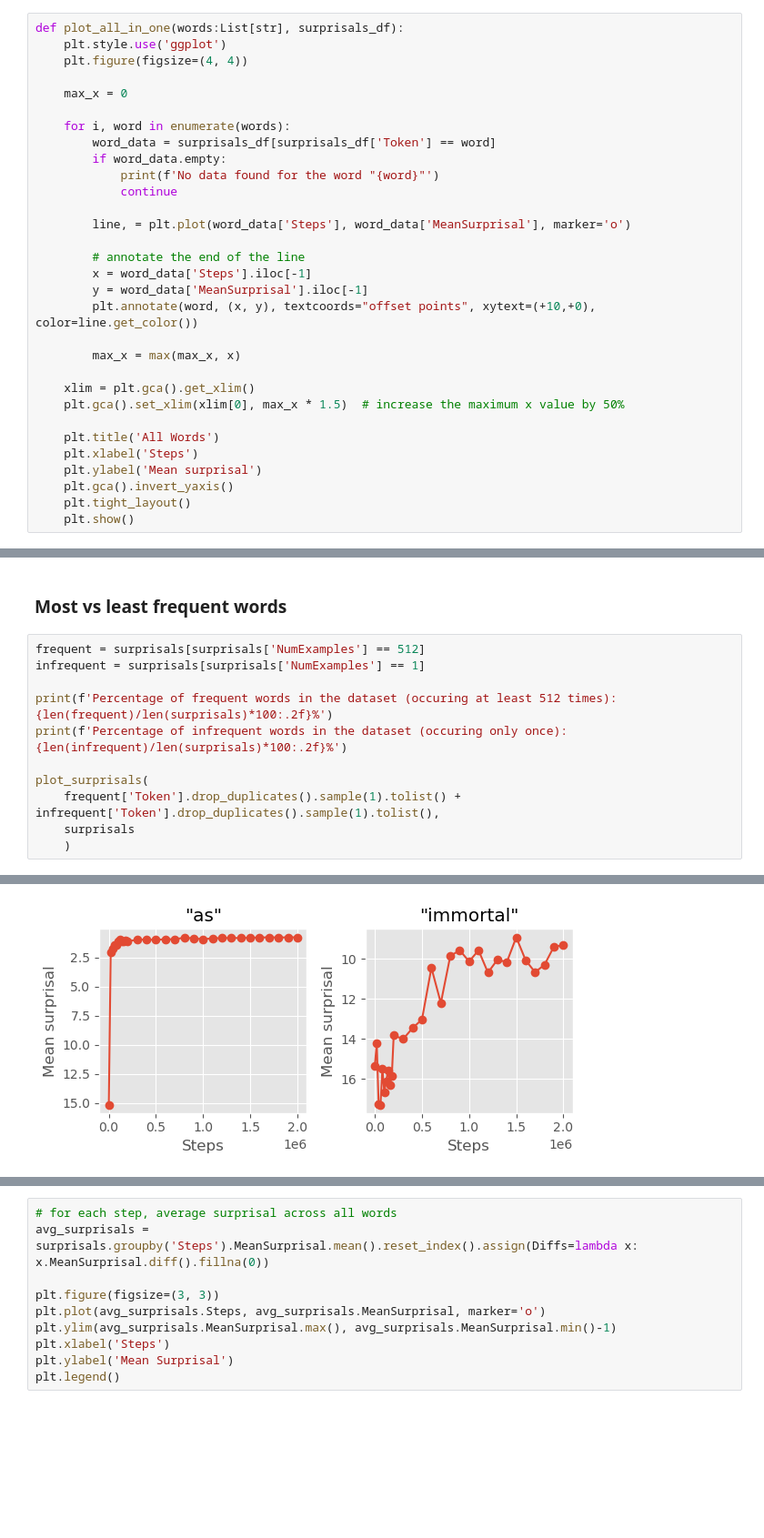
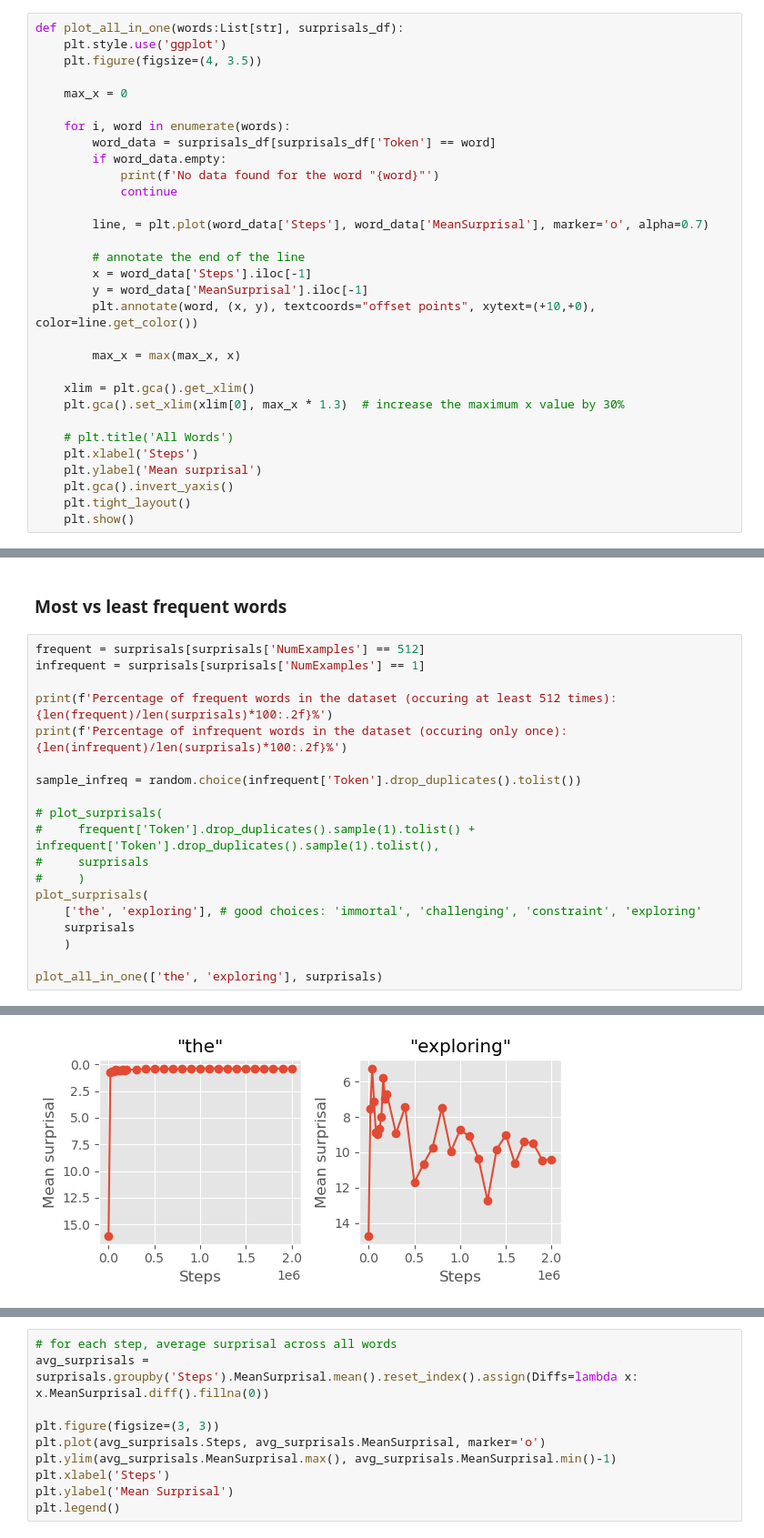
Before and after one commit to NazaninShafiabadi/NeuralLMs, a Jupyter notebook: src/word_acquisition.ipynb, the cells around one changed output, grey strips where cells are left out. Shown at 91% size. Saved outputs shown, nothing was run; the diff lists cells and outputs as text; blank space fills up the shorter version.

```diff
--- a/src/word_acquisition.ipynb
+++ b/src/word_acquisition.ipynb
@@ -45,7 +45,7 @@ def plot_surprisals(words:List[str], surprisals_df):
 # %%
 def plot_all_in_one(words:List[str], surprisals_df):
     plt.style.use('ggplot')
-    plt.figure(figsize=(4, 4))
+    plt.figure(figsize=(4, 3.5))
 
     max_x = 0
 
@@ -55,7 +55,7 @@ def plot_all_in_one(words:List[str], surprisals_df):
             print(f'No data found for the word "{word}"')
             continue
 
-        line, = plt.plot(word_data['Steps'], word_data['MeanSurprisal'], marker='o')
+        line, = plt.plot(word_data['Steps'], word_data['MeanSurprisal'], marker='o', alpha=0.7)
 
         # annotate the end of the line
         x = word_data['Steps'].iloc[-1]
@@ -65,9 +65,9 @@ def plot_all_in_one(words:List[str], surprisals_df):
         max_x = max(max_x, x)
 
     xlim = plt.gca().get_xlim()
-    plt.gca().set_xlim(xlim[0], max_x * 1.5)  # increase the maximum x value by 50%
+    plt.gca().set_xlim(xlim[0], max_x * 1.3)  # increase the maximum x value by 30%
 
-    plt.title('All Words')
+    # plt.title('All Words')
     plt.xlabel('Steps')
     plt.ylabel('Mean surprisal')
     plt.gca().invert_yaxis()
@@ -116,15 +120,23 @@ plot_surprisals(['walk', 'ladder', 'snatch'], surprisals)   # good choices: 'lad
 # %%
 frequent = surprisals[surprisals['NumExamples'] == 512]
 infrequent = surprisals[surprisals['NumExamples'] == 1]
 
 print(f'Percentage of frequent words in the dataset (occuring at least 512 times): {len(frequent)/len(surprisals)*100:.2f}%')
 print(f'Percentage of infrequent words in the dataset (occuring only once): {len(infrequent)/len(surprisals)*100:.2f}%')
 
+sample_infreq = random.choice(infrequent['Token'].drop_duplicates().tolist())
+
+# plot_surprisals(
+#     frequent['Token'].drop_duplicates().sample(1).tolist() + infrequent['Token'].drop_duplicates().sample(1).tolist(),
+#     surprisals
+#     )
 plot_surprisals(
-    frequent['Token'].drop_duplicates().sample(1).tolist() + infrequent['Token'].drop_duplicates().sample(1).tolist(),
+    ['the', 'exploring'], # good choices: 'immortal', 'challenging', 'constraint', 'exploring'
     surprisals
     )
+
+plot_all_in_one(['the', 'exploring'], surprisals)
 # %% [output]
 Percentage of frequent words in the dataset (occuring at least 512 times): 0.26%
 Percentage of infrequent words in the dataset (occuring only once): 26.46%
-[figure, old version]
+[figure, new version]
```
Also changed, not shown: parts of 12 cells of this notebook, 1 other file.
